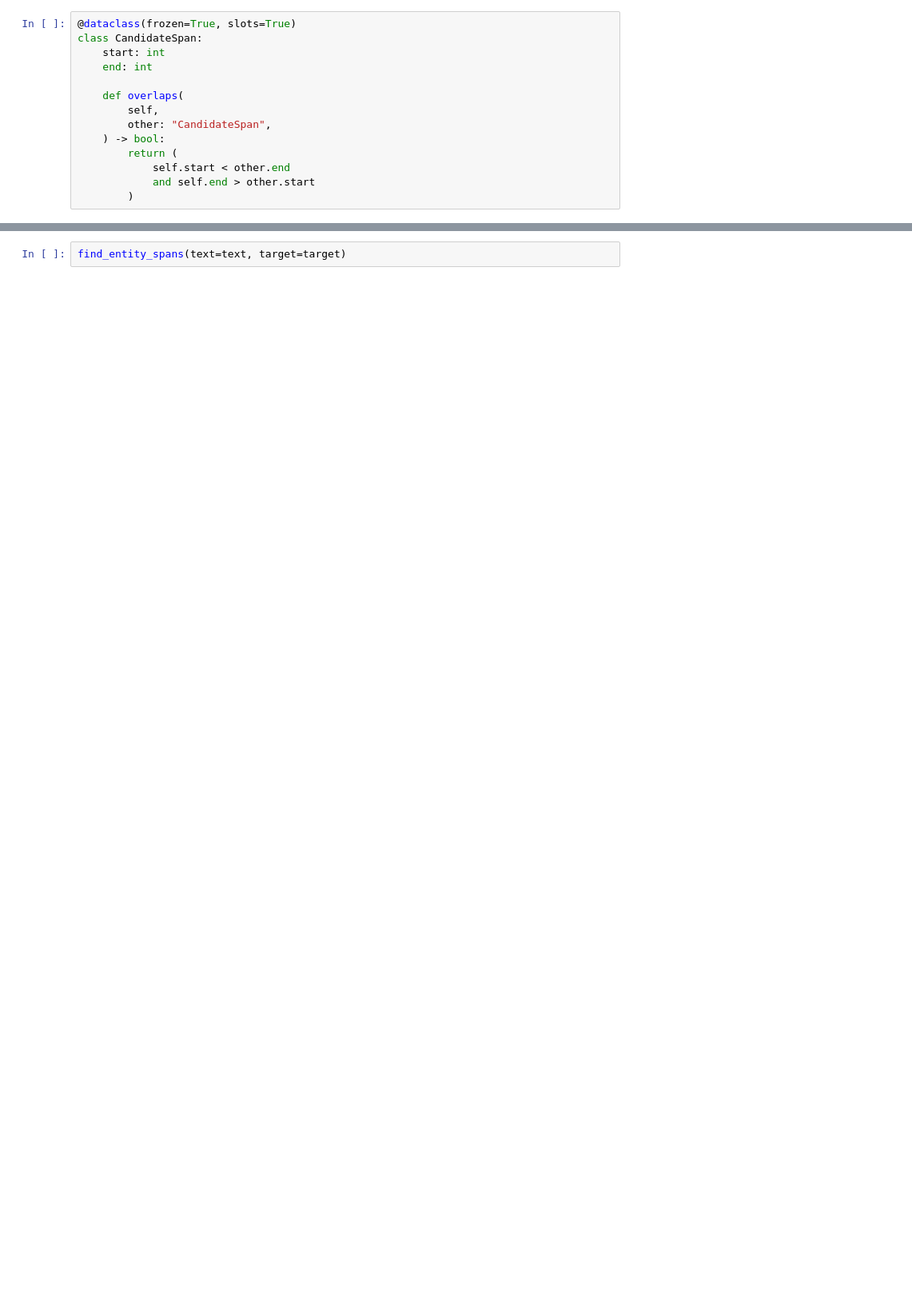
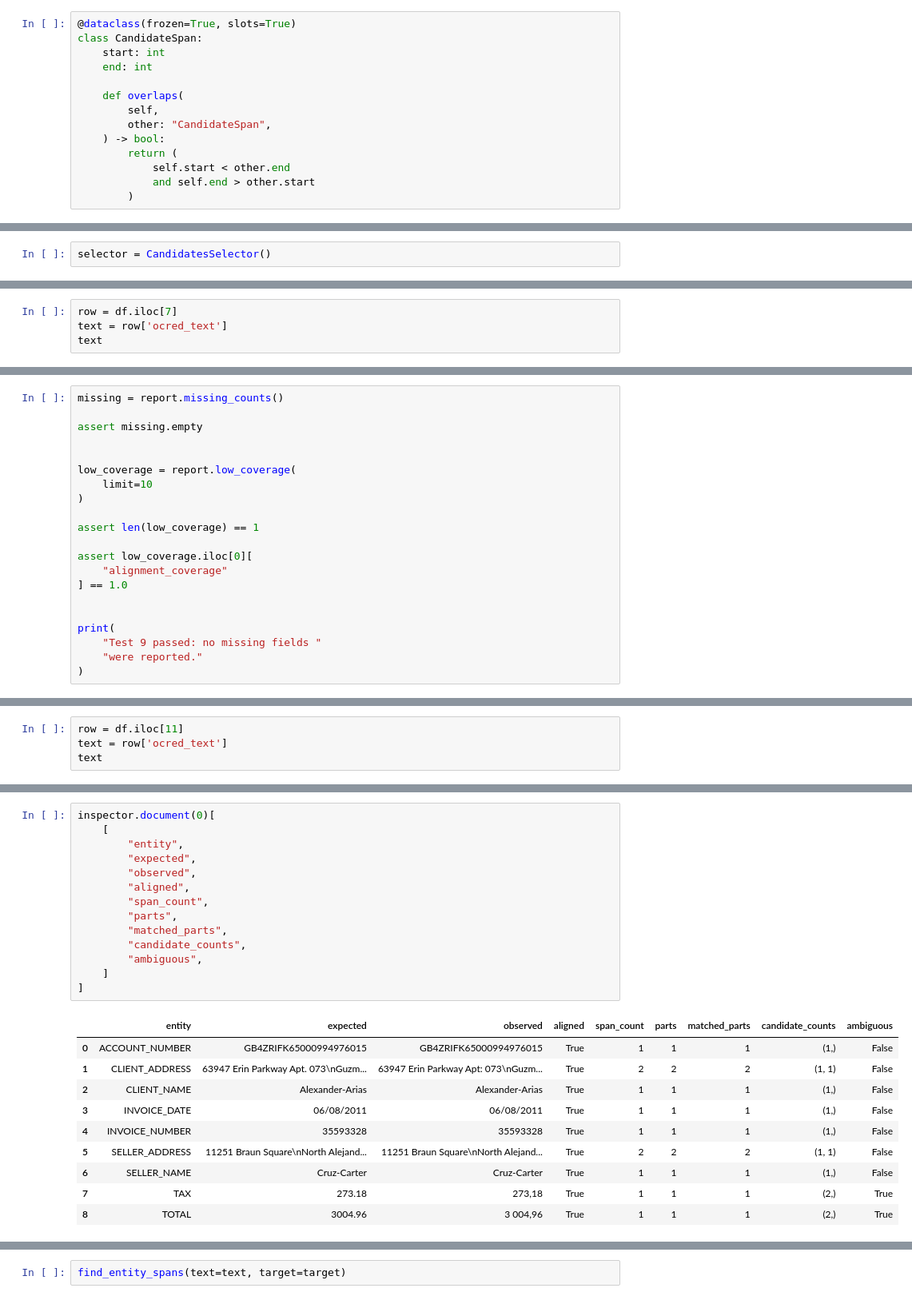
Before and after one commit to vsokoltsov/invoices-ocr, a Jupyter notebook: notebooks/bert.ipynb, the cells around one changed output, grey strips where cells are left out. Shown at 80% size. Saved outputs shown, nothing was run; the diff lists cells and outputs as text; blank space fills up the shorter version.

Commit message:
Add tests for some sections

```diff
--- a/notebooks/bert.ipynb
+++ b/notebooks/bert.ipynb
@@ -507,0 +584,2 @@ class EntitySpan:
+# %%
+selector = CandidatesSelector()
@@ -1224,0 +1595,4 @@ class AlignmentReport:
+# %%
+row = df.iloc[7]
+text = row['ocred_text']
+text
@@ -1224,0 +2053,21 @@ class AlignmentReport:
+# %%
+missing = report.missing_counts()
+
+assert missing.empty
+
+
+low_coverage = report.low_coverage(
+    limit=10
+)
+
+assert len(low_coverage) == 1
+
+assert low_coverage.iloc[0][
+    "alignment_coverage"
+] == 1.0
+
+
+print(
+    "Test 9 passed: no missing fields "
+    "were reported."
+)
@@ -1338,0 +2249,4 @@ class AlignmentInspector:
+# %%
+row = df.iloc[11]
+text = row['ocred_text']
+text
@@ -1338,0 +2785,25 @@ class AlignmentInspector:
+# %%
+inspector.document(0)[
+    [
+        "entity",
+        "expected",
+        "observed",
+        "aligned",
+        "span_count",
+        "parts",
+        "matched_parts",
+        "candidate_counts",
+        "ambiguous",
+    ]
+]
+# %% [output]
+|  | entity | expected | observed | aligned | span_count | parts | matched_parts | candidate_counts | ambiguous |
+| 0 | ACCOUNT_NUMBER | GB4ZRIFK65000994976015 | GB4ZRIFK65000994976015 | True | 1 | 1 | 1 | (1,) | False |
+| 1 | CLIENT_ADDRESS | 63947 Erin Parkway Apt. 073\nGuzm... | 63947 Erin Parkway Apt: 073\nGuzm... | True | 2 | 2 | 2 | (1, 1) | False |
+| 2 | CLIENT_NAME | Alexander-Arias | Alexander-Arias | True | 1 | 1 | 1 | (1,) | False |
+| 3 | INVOICE_DATE | 06/08/2011 | 06/08/2011 | True | 1 | 1 | 1 | (1,) | False |
+| 4 | INVOICE_NUMBER | 35593328 | 35593328 | True | 1 | 1 | 1 | (1,) | False |
+| 5 | SELLER_ADDRESS | 11251 Braun Square\nNorth Alejand... | 11251 Braun Square\nNorth Alejand... | True | 2 | 2 | 2 | (1, 1) | False |
+| 6 | SELLER_NAME | Cruz-Carter | Cruz-Carter | True | 1 | 1 | 1 | (1,) | False |
+| 7 | TAX | 273.18 | 273,18 | True | 1 | 1 | 1 | (2,) | True |
+| 8 | TOTAL | 3004.96 | 3 004,96 | True | 1 | 1 | 1 | (2,) | True |
```
Also changed, not shown: parts of 241 cells of this notebook.
